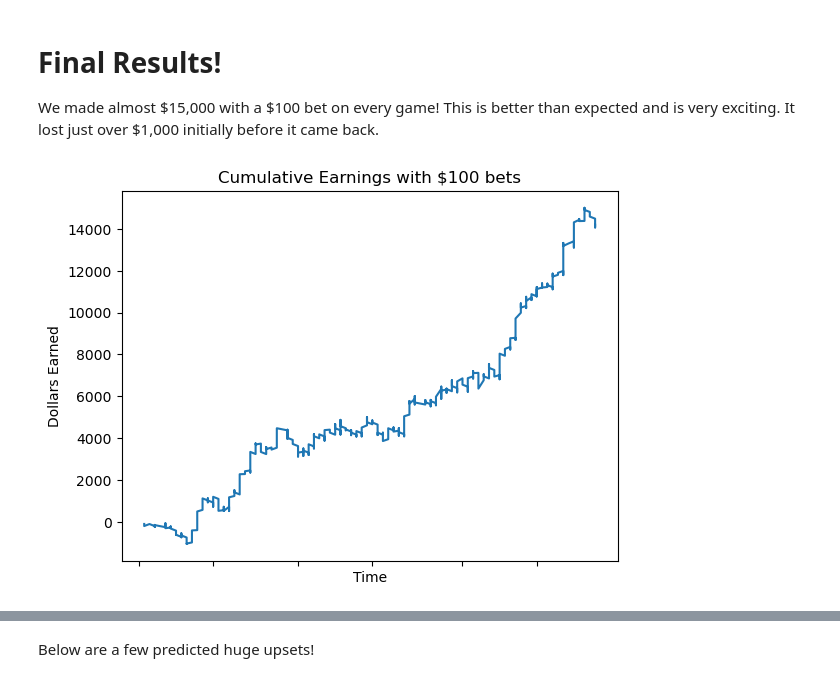
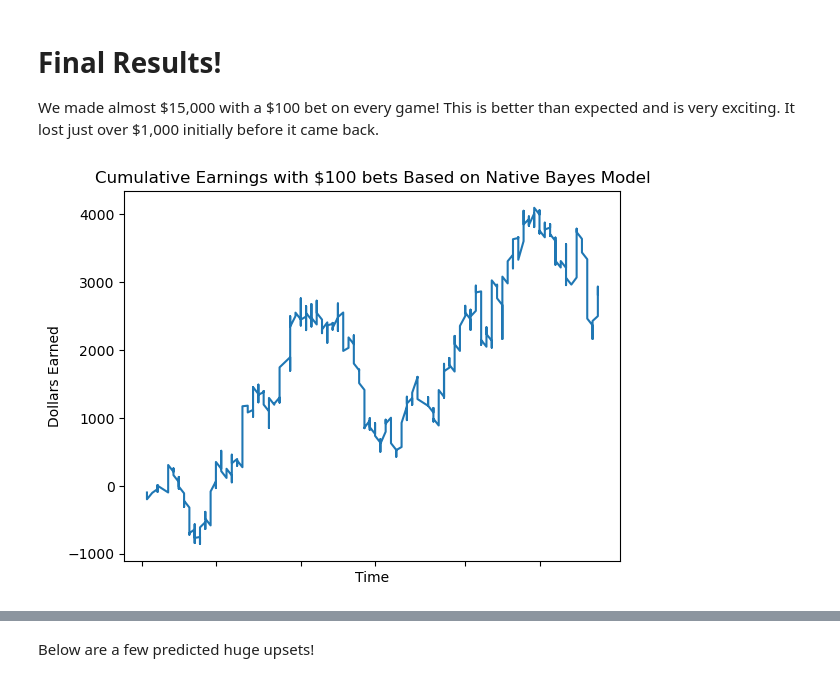
Before and after one commit to JasonHysy/Nba-Sports-Betting-Model, a Jupyter notebook: NbaPredictionFinal copy.ipynb, the cells around one changed output, grey strips where cells are left out. Drawn from its saved outputs; the diff is of its cells as text; code cells hidden in the pictures.

```diff
--- a/NbaPredictionFinal copy.ipynb
+++ b/NbaPredictionFinal copy.ipynb
@@ -370,6 +419,8 @@ After testing 1-7 games, 3 has been performing the best. 2-4 all performed simil
 Another note: the rolling average is from the previous X home or away games for that team. This accounts for teams' road vs away performance but could lose some performance where a team is playing their first home game after many road games and vice versa.
 # %%
 ## apply our transformation
+avg2015 = avg_previous_num_games(sortedNba2015, 3)
+avg2016 = avg_previous_num_games(sortedNba2016, 3)
 avg2017 = avg_previous_num_games(sortedNba2017, 3)
 avg2018 = avg_previous_num_games(sortedNba2018, 3)
 nba_test = avg_previous_num_games(sortedNbaCurrent, 3)
@@ -390,7 +441,7 @@ nba_test.shape
 nba_test.reset_index(drop=True, inplace=True)
 # %%
 ## combine the two dfs
-nba_final = pd.concat([avg2017, avg2018])
+nba_final = pd.concat([avg2015,avg2016,avg2017, avg2018])
 # %%
 nba_final.shape
 # %% [output]
@@ -675,7 +726,7 @@ from torch.utils.data import DataLoader, TensorDataset
 from sklearn.metrics import precision_score, recall_score, f1_score
 
 
-X_tensor = torch.tensor(x_pca)
+X_tensor = torch.tensor(x_scaled)
 print(X_tensor.dtype)
 y_tensor = torch.tensor(y.astype(float).to_numpy())
 # Create DataLoader for batch processing
@@ -683,7 +734,7 @@ batch_size = 32
 dataset = TensorDataset(X_tensor, y_tensor)
 dataloader = DataLoader(dataset, batch_size=batch_size, shuffle=True)
 
-num_features = 40
+num_features = 76
 num_classes = 2
 
 # Check for GPU availability and set the device
@@ -695,7 +746,7 @@ model = TransformerClassifier(num_features=num_features, num_classes=num_classes
 model.to(device)
 
 loss_function = nn.CrossEntropyLoss()
-optimizer = optim.Adam(model.parameters(), lr=0.1)
+optimizer = optim.Adam(model.parameters(), lr=0.01)
 
 # Function to calculate accuracy
 def calculate_accuracy(y_true, y_pred):
@@ -802,7 +853,9 @@ from torch.utils.data import TensorDataset, DataLoader
 
 # Prepare your test data
 # Assuming x_test_scaled_pca and nba_test are defined and x_test_scaled_pca is a NumPy array or a Pandas DataFrame
-x_test_tensor = torch.tensor(x_test_scaled_pca).float()
+# x_test_tensor = torch.tensor(x_test_scaled_pca).float()
+x_test_tensor = torch.tensor(x_test_scaled).float()
+
 
 test_dataset = TensorDataset(x_test_tensor)
 test_dataloader = DataLoader(test_dataset, batch_size=32)  # You can adjust the batch size
@@ -913,13 +966,13 @@ We made almost \$15,000 with a $100 bet on every game! This is better than expec
 # %%
 ## plot the cumulative money won over time
 fig, ax = plt.subplots()
 plt.plot(nba_test['date'], nba_test['cumTotalWon'])
-plt.title('Cumulative Earnings with $100 bets')
+plt.title('Cumulative Earnings with $100 bets Based on Native Bayes Model')
 plt.ylabel('Dollars Earned')
 plt.xlabel('Time')
 ax.tick_params(labelbottom=False)
 # %% [output]
-[figure, old version]
+[figure, new version]
 # %%
 print("The model's low point is {} dollars.".format(nba_test['cumTotalWon'].min()))
 print("The model's high point is {} dollars.".format(nba_test['cumTotalWon'].max()))
```
Also changed, not shown: parts of 43 cells of this notebook, 5 other files.
